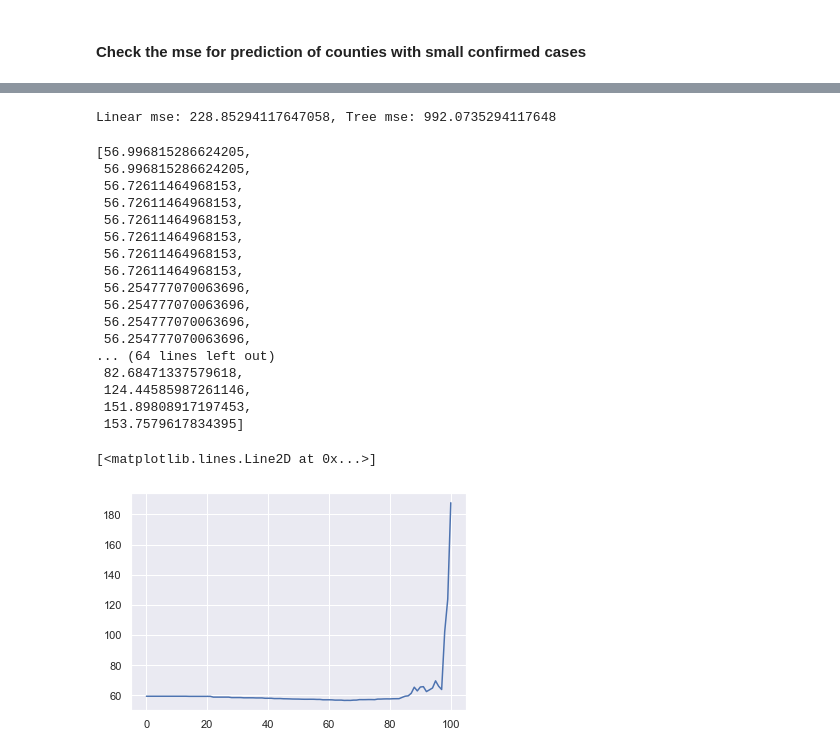
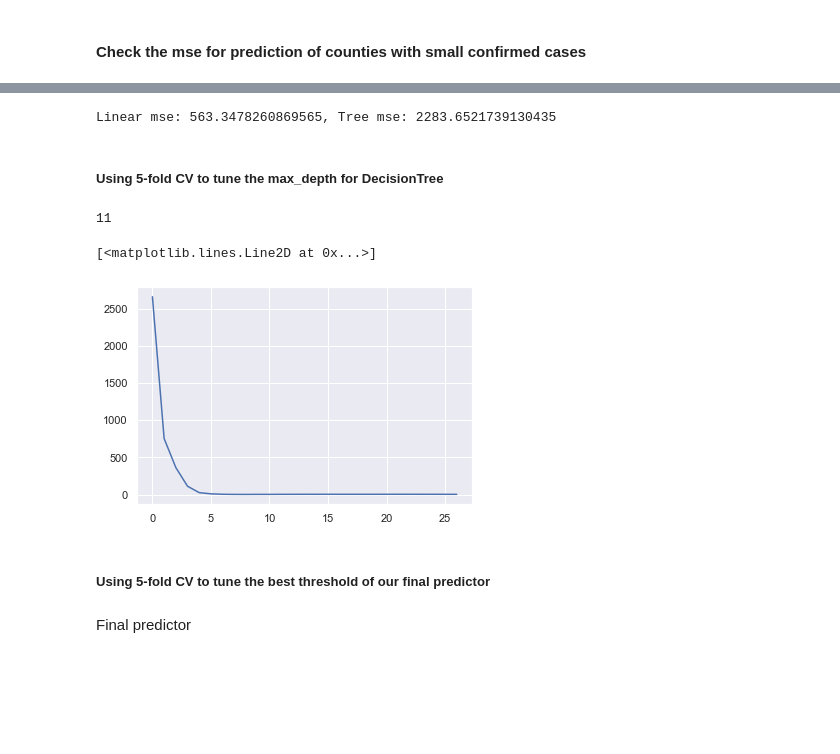
Before and after one commit to COVID-19-Stejastar/data100-final, a Jupyter notebook: refined_analysis.ipynb, the cells around one changed output, grey strips where cells are left out. Drawn from its saved outputs; the diff is of its cells as text; code cells hidden in the pictures; blank space fills up the shorter version.

```diff
--- a/refined_analysis.ipynb
+++ b/refined_analysis.ipynb
@@ -77,7 +77,7 @@ plt.title("Figure B: distplot of confirmed cases v.s. population");
 # %% [markdown]
 ### 3. Simple Regressors (LinearRegression v.s. DecisionTree)
 # %%
-features = ['4/15/20', '4/16/20', '4/17/20', 'dem_to_rep_ratio', 'PopulationDensityperSqMile2010']
+features = ['4/15/20', '4/16/20', '4/17/20', 'dem_to_rep_ratio', 'PopulationDensityperSqMile2010', 'MedianAge2010']
 X_train, X_test, y_train, y_test = train_test_split(X[features], y, test_size=0.1, random_state=42)
 # %%
 linear_regr = LinearRegression(normalize=True)
@@ -114,5 +114,5 @@ Linear mse: 9.56910569105691, Tree mse: 3.930894308943089
 # %%
-big_indices = np.argwhere(y_test >= 50).flatten()
+big_indices = np.argwhere(y_test >= 200).flatten()
 a = y_test.to_numpy()[big_indices]
 """
 Linear
@@ -125,6 +125,6 @@ c = tree_pred[big_indices]
 
 print(f"Linear mse: {mse(a, b)}, Tree mse: {mse(a, c)}")
 # %% [output]
-Linear mse: 228.85294117647058, Tree mse: 992.0735294117648
+Linear mse: 563.3478260869565, Tree mse: 2283.6521739130435
 # %%
 class finalRegressor(object):
@@ -146,4 +146,26 @@ class finalRegressor(object):
         self.tree_pred = self.tree_regr.predict(X_test)
         self.cond_vec = ((self.linear_pred + self.tree_pred) / 2) < self.thres_val
         return np.round(self.tree_pred * self.cond_vec + self.linear_pred * ~self.cond_vec)
+# %% [markdown]
+##### Using 5-fold CV to tune the max_depth for DecisionTree
+# %%
+depth_results = []
+small_indices = np.argwhere(y_test < 100).flatten()
+
+for depth in range(3, 30):
+    dt = DecisionTreeRegressor(max_depth=depth)
+    dt.fit(X_train, y_train)
+    a, b = dt.predict(X_test)[small_indices], y_test.to_numpy()[small_indices]
+    depth_results.append(mse(a, b))
+# %%
+np.argmin(depth_results) + 3
+# %% [output]
+11
+# %%
+plt.plot(depth_results)
+# %% [output]
+[<matplotlib.lines.Line2D at 0x...>]
+[figure, added]
+# %% [markdown]
+##### Using 5-fold CV to tune the best threshold of our final predictor
 # %%
@@ -157,25 +185,2 @@ for thres in range(20, 100):
-# %%
-thresh_results
-# %% [output]
-[56.996815286624205,
- 56.996815286624205,
- 56.72611464968153,
- 56.72611464968153,
- 56.72611464968153,
- 56.72611464968153,
- 56.72611464968153,
- 56.72611464968153,
- 56.254777070063696,
- 56.254777070063696,
- 56.254777070063696,
- 56.254777070063696,
-... (64 lines left out)
- 82.68471337579618,
- 124.44585987261146,
- 151.89808917197453,
- 153.7579617834395]
-# %%
-plt.plot(thresh_results)
-# %% [output]
-[<matplotlib.lines.Line2D at 0x...>]
-[figure, removed]
+# %% [markdown]
+Final predictor
```
Also changed, not shown: parts of 6 cells of this notebook.
